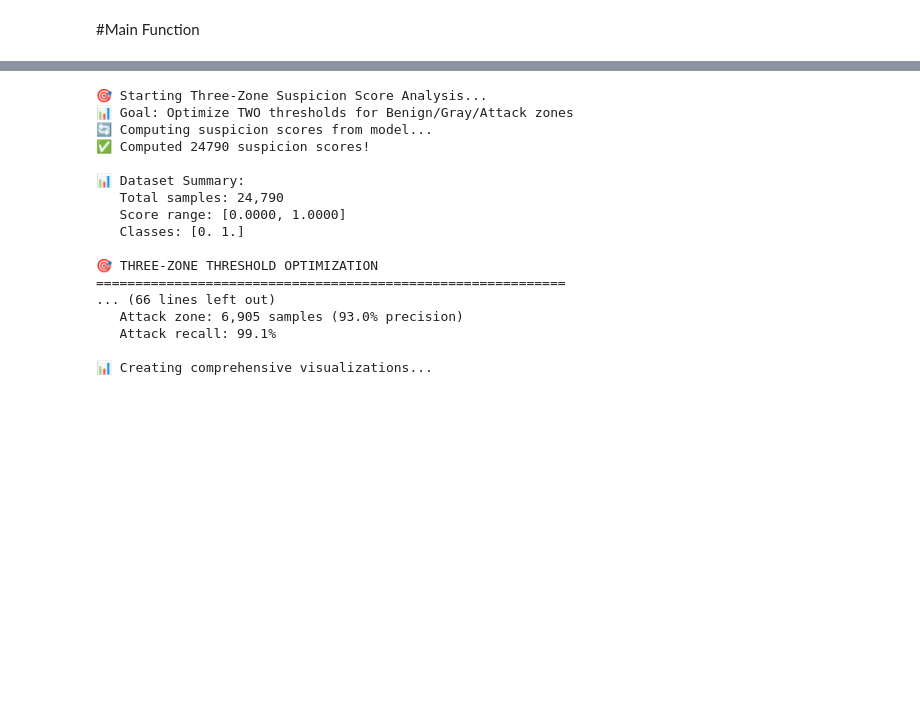
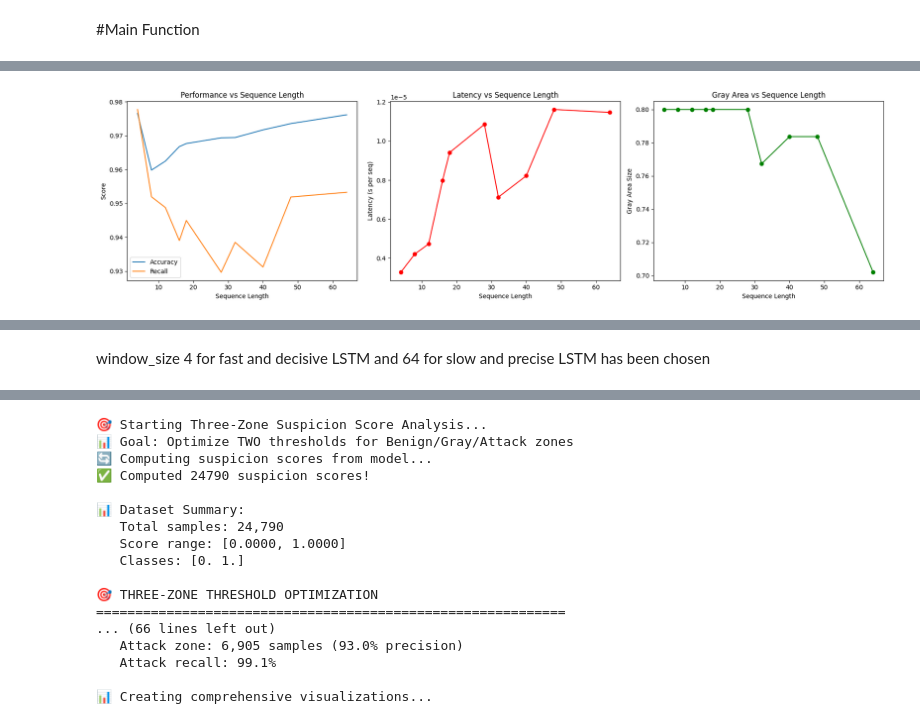
Before and after one commit to Gokdeniz-Derelioglu/Anomaly-Detection-and-Network-Optimization-in-SDNs, a Jupyter notebook: real_project/src/finishedModel.ipynb, the cells around one changed output, grey strips where cells are left out. Cells and saved outputs as stored; diff of their text form; code cells hidden in the pictures; blank space fills up the shorter version.

Commit message:
Updated simulation code, created DQN file, and updated LSTM code

```diff
--- a/real_project/src/finishedModel.ipynb
+++ b/real_project/src/finishedModel.ipynb
@@ -23,7 +23,7 @@ merge_csv_files("../../CICIDS2017", "merged.csv")
 # %%
 # ==== SETTINGS ====
 file_path = "merged.csv"
-fraction = 0.05  # % of data to sample overall
+fraction = 0.50  # % of data to sample overall
 
 # ==== 1. Load in chunks to avoid memory blowups ====
 chunks = []
@@ -1773,10 +1782,15 @@ Epoch 11/15: Loss=0.2580, Val AUC=0.9716, Val F1=0.8468, LR=9.75e-05
 # %%
 import time
+import torch
+import numpy as np
+from sklearn.metrics import accuracy_score, f1_score, recall_score
 import matplotlib.pyplot as plt
 
-def evaluate_model_with_latency(model, X_test, y_test, thresholds=None):
+def evaluate_model_with_latency(model, X_test, y_test, thresholds=None, gray_margin=0.05):
     """
-    Evaluate LSTM performance and measure latency
+    Evaluate LSTM performance and measure latency.
+
+    gray_margin: fraction below max F1 to define gray area (e.g., 0.05 = 5% below max)
     """
     model.eval()
     start = time.time()
@@ -1786,14 +1800,19 @@ def evaluate_model_with_latency(model, X_test, y_test, thresholds=None):
         probs = torch.sigmoid(outputs).cpu().numpy()
 
     end = time.time()
-    runtime = (end - start) / len(X_test)  # per sequence latency
+    runtime = (end - start) / len(X_test)  # per-sequence latency
 
-    # Gray area (approx): difference between thresholds
+    # Determine best threshold and gray area
     if thresholds is None:
-        thresholds = np.linspace(0.1, 0.9, 50)
-        f1s = [f1_score(y_test, (probs >= t).astype(int), zero_division=0) for t in thresholds]
-        best_t = thresholds[np.argmax(f1s)]
-        gray_size = thresholds[np.argmax(f1s)] - thresholds[np.argmin(f1s)]
+        thresholds_arr = np.linspace(0.1, 0.9, 50)
+        f1s = [f1_score(y_test, (probs >= t).astype(int), zero_division=0) for t in thresholds_arr]
+        best_idx = np.argmax(f1s)
+        best_t = thresholds_arr[best_idx]
+
+        # Gray area: thresholds within gray_margin of max F1
+        max_f1 = f1s[best_idx]
+        gray_thresh = [t for t, f in zip(thresholds_arr, f1s) if f >= max_f1 - gray_margin]
+        gray_size = max(gray_thresh) - min(gray_thresh) if gray_thresh else 0.0
     else:
         best_t, gray_size = thresholds
 
@@ -1804,23 +1823,37 @@ def evaluate_model_with_latency(model, X_test, y_test, thresholds=None):
         "f1": f1_score(y_test, y_pred, zero_division=0),
         "recall": recall_score(y_test, y_pred, zero_division=0),
         "gray_area": gray_size,
-        "latency": runtime
+        "latency": runtime,
+        "best_threshold": best_t
     }
 
 # Sweep over sequence lengths
-seq_lengths = [4, 8, 16, 32, 64]
+seq_lengths = [4, 8, 12, 16, 18, 28, 32, 40, 48, 64]
 results = {}
-
 
 for sl in seq_lengths:
     print(f"\n=== Training LSTM with seq_length={sl} ===")
     X_train, y_train, X_val, y_val, X_test, y_test = \
         create_stratified_sequences(X_all, Y_all, sequence_length=sl)
 
-    model, _ = train_advanced_lstm(
+    params = {
+        "input_dim": X_train.shape[2],
+        "hidden_dim": 64,
+        "num_layers": 2,
+        "dropout": 0.3,
+        "batch_size": 128,
+        "lr": 1e-3,
+        "optimizer": "adamw",
+        "weight_decay": 1e-4,
+        "use_attention": True,
+        "bidirectional": True,
+        "l2_reg": 0.0
+    }
+
+    model, train_losses, val_aucs, val_f1s = train_advanced_lstm(
         X_train, y_train, X_val, y_val,
-        input_dim=X_train.shape[2], hidden_dim=64,
-        num_layers=2, epochs=10, lr=1e-3
+        params=params,
+        epochs=10
     )
 
     results[sl] = evaluate_model_with_latency(model, X_test, y_test)
@@ -1831,9 +1864,10 @@ accs = [results[s]["accuracy"] for s in seqs]
 recalls = [results[s]["recall"] for s in seqs]
 gray = [results[s]["gray_area"] for s in seqs]
 lat = [results[s]["latency"] for s in seqs]
+best_thresholds = [results[s]["best_threshold"] for s in seqs]
 
 # Plot tradeoffs
-plt.figure(figsize=(15,5))
+plt.figure(figsize=(18,5))
 
 plt.subplot(1,3,1)
 plt.plot(seqs, accs, label="Accuracy")
@@ -1857,4 +1891,16 @@ plt.title("Gray Area vs Sequence Length")
 
 plt.tight_layout()
 plt.show()
+
+# Generate textual summary for assessment
+summary_lines = []
+summary_lines.append("=== LSTM Evaluation Summary ===")
+summary_lines.append(f"{'Seq Len':>8} | {'Acc':>6} | {'F1':>6} | {'Recall':>6} | {'Gray Area':>9} | {'Latency(s)':>10} | {'Best Threshold':>14}")
+summary_lines.append("-"*70)
+for sl in seqs:
+    r = results[sl]
+    summary_lines.append(f"{sl:8d} | {r['accuracy']:.4f} | {r['f1']:.4f} | {r['recall']:.4f} | {r['gray_area']:.4f} | {r['latency']:.6f} | {r['best_threshold']:.4f}")
+
+summary_text = "\n".join(summary_lines)
+print("\n" + summary_text)
 # %% [output]
@@ -1861,0 +1924 @@ NameError: name 'X_train_scaled' is not defined
+[figure, added]
@@ -1861,0 +1938,2 @@ NameError: name 'X_train_scaled' is not defined
+# %% [markdown]
+window_size 4 for fast and decisive LSTM and 64 for slow and precise LSTM has been chosen
```
Also changed, not shown: parts of 9 cells of this notebook, 2 other files.
